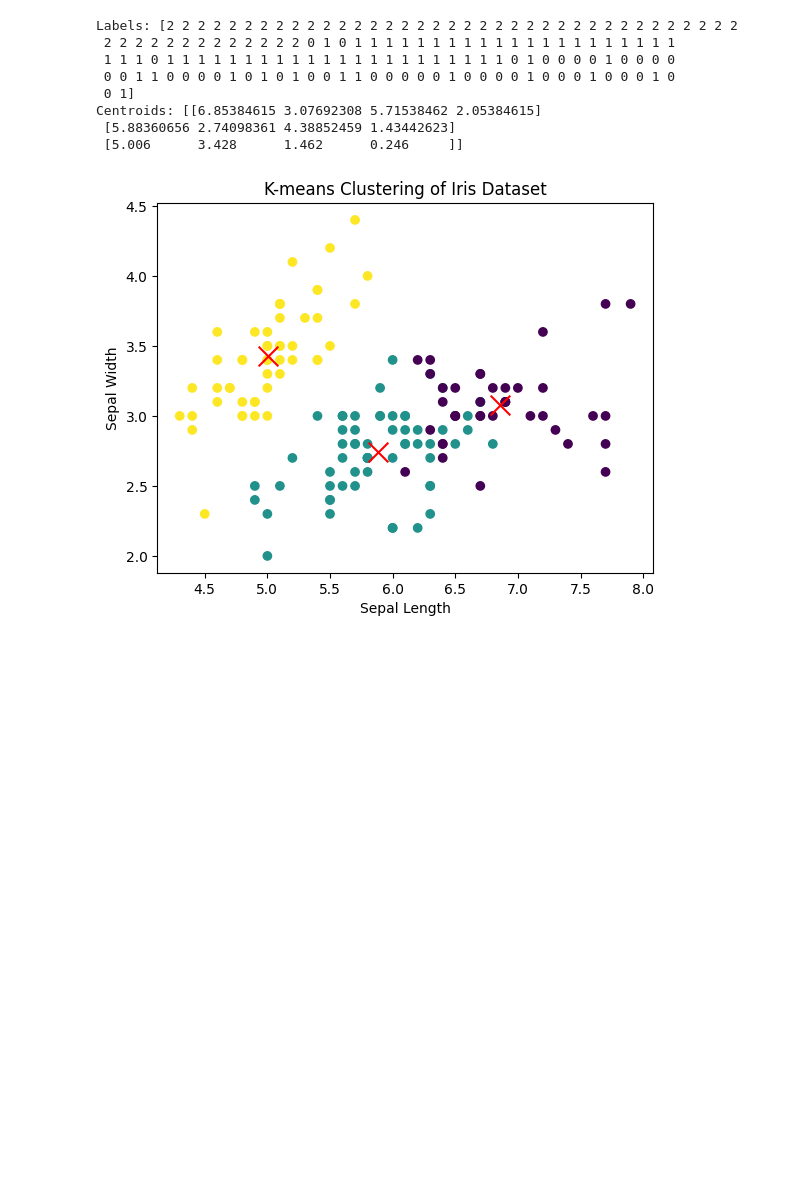
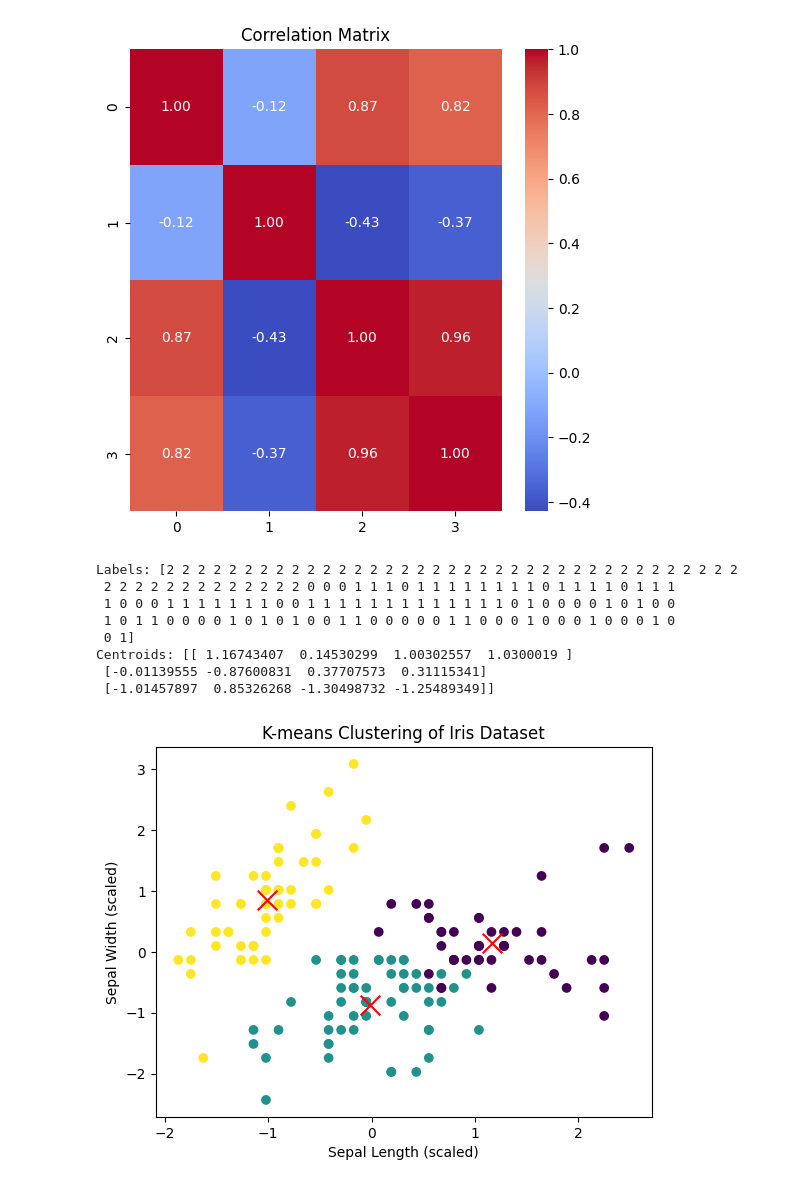
Before and after one commit to VishruthVS/ML-Lab, a Jupyter notebook: 8/K_meansClustering.ipynb, the cells around one changed output. Drawn from its saved outputs; the diff is of its cells as text; code cells hidden in the pictures; blank space fills up the shorter version.

```diff
--- a/8/K_meansClustering.ipynb
+++ b/8/K_meansClustering.ipynb
@@ -3,49 +3,63 @@
 # %%
 import numpy as np
 import matplotlib.pyplot as plt
 from sklearn.datasets import load_iris
+from sklearn.preprocessing import StandardScaler
+from sklearn.metrics import confusion_matrix
+import seaborn as sns
 
 def kmeans(X, K, max_iters=100):
-  centroids = X[:K]
+    centroids = X[:K]
+    for _ in range(max_iters):
+        expanded_x = X[:, np.newaxis]
+        euc_dist = np.linalg.norm(expanded_x - centroids, axis=2)
+        labels = np.argmin(euc_dist, axis=1)
+        new_centroids = np.array([X[labels == k].mean(axis=0) for k in range(K)])
+        if np.all(centroids == new_centroids):
+            break
+        centroids = new_centroids
+    return labels, centroids
 
-  for _ in range(max_iters):
-    # Assign each data point to the nearest centroid
+iris = load_iris()
+X = iris.data
+y = iris.target
 
-    expanded_x = X[:, np.newaxis]
-    euc_dist = np.linalg.norm(expanded_x - centroids, axis=2)
-    labels = np.argmin(euc_dist, axis=1)
+scaler = StandardScaler()
+X_scaled = scaler.fit_transform(X)
 
-    # Update the centroids based on the assigned point
-    new_centroids = np.array([X[labels == k].mean(axis=0) for k in range(K)])
+correlation_matrix = np.corrcoef(X_scaled.T)
+plt.figure(figsize=(6, 6))
+sns.heatmap(correlation_matrix, annot=True, cmap='coolwarm', fmt='.2f')
+plt.title('Correlation Matrix')
+plt.show()
 
-    # If the centroids did not change, stop iterating
-    if np.all(centroids == new_centroids):
-      break
-
-    centroids = new_centroids
-
-  return labels, centroids
-
-
-X = load_iris() .data
-K=3
-labels, centroids = kmeans(X, K)
+K = 3
+labels, centroids = kmeans(X_scaled, K)
 print("Labels:", labels)
 print("Centroids:", centroids)
 
-plt.scatter(X[:, 0], X[:, 1], c=labels)
+plt.scatter(X_scaled[:, 0], X_scaled[:, 1], c=labels)
 plt.scatter(centroids[:, 0], centroids[:, 1], marker='x', color='red', s=200)
-plt.xlabel('Sepal Length')
-plt.ylabel('Sepal Width')
+plt.xlabel('Sepal Length (scaled)')
+plt.ylabel('Sepal Width (scaled)')
 plt.title('K-means Clustering of Iris Dataset')
 plt.show()
+
+conf_matrix = confusion_matrix(y, labels)
+plt.figure(figsize=(6, 6))
+sns.heatmap(conf_matrix, annot=True, cmap='Blues', fmt='d')
+plt.xlabel('Predicted Class')
+plt.ylabel('True Class')
+plt.title('Confusion Matrix')
+plt.show()
 # %% [output]
+[figure, new version]
 Labels: [2 2 2 2 2 2 2 2 2 2 2 2 2 2 2 2 2 2 2 2 2 2 2 2 2 2 2 2 2 2 2 2 2 2 2 2 2
- 2 2 2 2 2 2 2 2 2 2 2 2 2 0 1 0 1 1 1 1 1 1 1 1 1 1 1 1 1 1 1 1 1 1 1 1 1
- 1 1 1 0 1 1 1 1 1 1 1 1 1 1 1 1 1 1 1 1 1 1 1 1 1 1 0 1 0 0 0 0 1 0 0 0 0
- 0 0 1 1 0 0 0 0 1 0 1 0 1 0 0 1 1 0 0 0 0 0 1 0 0 0 0 1 0 0 0 1 0 0 0 1 0
+ 2 2 2 2 2 2 2 2 2 2 2 2 2 0 0 0 1 1 1 0 1 1 1 1 1 1 1 1 0 1 1 1 1 0 1 1 1
+ 1 0 0 0 1 1 1 1 1 1 1 0 0 1 1 1 1 1 1 1 1 1 1 1 1 1 0 1 0 0 0 0 1 0 1 0 0
+ 1 0 1 1 0 0 0 0 1 0 1 0 1 0 0 1 1 0 0 0 0 0 1 1 0 0 0 1 0 0 0 1 0 0 0 1 0
  0 1]
-Centroids: [[6.85384615 3.07692308 5.71538462 2.05384615]
- [5.88360656 2.74098361 4.38852459 1.43442623]
- [5.006      3.428      1.462      0.246     ]]
+Centroids: [[ 1.16743407  0.14530299  1.00302557  1.0300019 ]
+ [-0.01139555 -0.87600831  0.37707573  0.31115341]
+ [-1.01457897  0.85326268 -1.30498732 -1.25489349]]
-[figure, old version]
+[figure, added]
```
Also changed, not shown: parts of 1 cell of this notebook.
